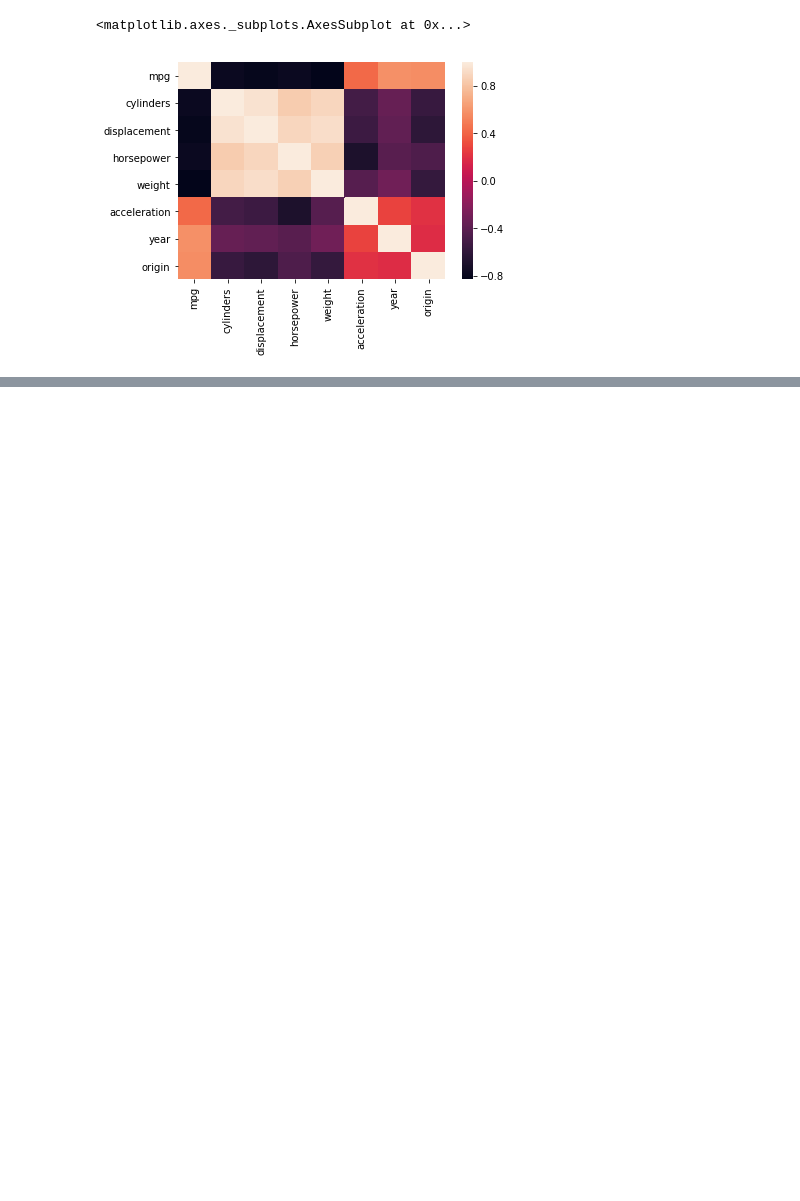
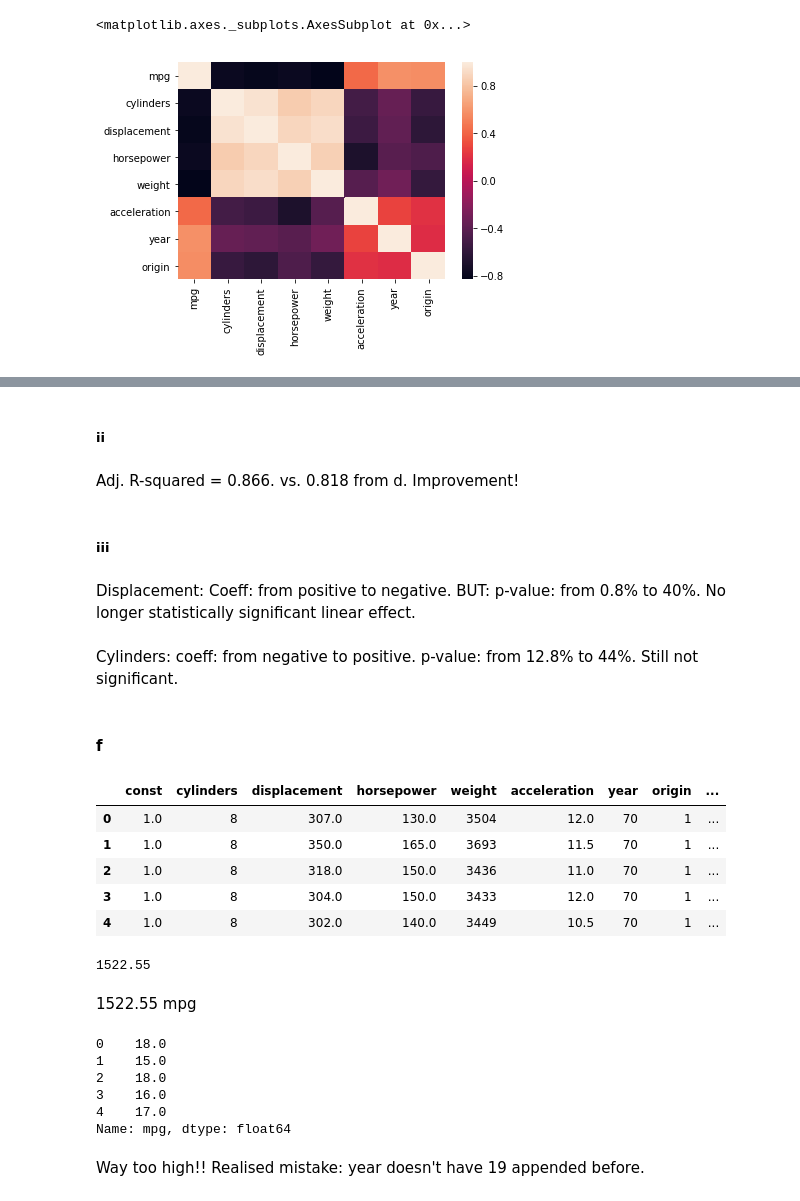
Before and after one commit to UC-MACSS/persp-model_W18, a Jupyter notebook: Students/WarnerL/Warner_PS4.ipynb, the cells around one changed output, grey strips where cells are left out. Cells and saved outputs as stored; diff of their text form; code cells hidden in the pictures; blank space fills up the shorter version.

```diff
--- a/Students/WarnerL/Warner_PS4.ipynb
+++ b/Students/WarnerL/Warner_PS4.ipynb
@@ -107,0 +228,16 @@ sb.heatmap(c)
+# %% [markdown]
+##### ii
+# %% [markdown]
+Adj. R-squared = 0.866. vs. 0.818 from d. Improvement!
+# %% [markdown]
+##### iii
+# %% [markdown]
+Displacement:
+Coeff: from positive to negative.
+BUT: p-value: from 0.8% to 40%. No longer statistically significant linear effect.
+# %% [markdown]
+Cylinders:
+coeff: from negative to positive.
+p-value: from 12.8% to 44%. Still not significant.
+# %% [markdown]
+#### f
@@ -107,0 +246,9 @@ sb.heatmap(c)
+# %%
+X.head()
+# %% [output]
+|  | const | cylinders | displacement | horsepower | weight | acceleration | year | origin | ... |
+| 0 | 1.0 | 8 | 307.0 | 130.0 | 3504 | 12.0 | 70 | 1 | ... |
+| 1 | 1.0 | 8 | 350.0 | 165.0 | 3693 | 11.5 | 70 | 1 | ... |
+| 2 | 1.0 | 8 | 318.0 | 150.0 | 3436 | 11.0 | 70 | 1 | ... |
+| 3 | 1.0 | 8 | 304.0 | 150.0 | 3433 | 12.0 | 70 | 1 | ... |
+| 4 | 1.0 | 8 | 302.0 | 140.0 | 3449 | 10.5 | 70 | 1 | ... |
@@ -107,0 +257,18 @@ sb.heatmap(c)
+# %%
+Y_PRED = res.predict(exog = PRED)
+Y_PRED[0].round(2)
+# %% [output]
+1522.55
+# %% [markdown]
+1522.55 mpg
+# %%
+y.head()
+# %% [output]
+0    18.0
+1    15.0
+2    18.0
+3    16.0
+4    17.0
+Name: mpg, dtype: float64
+# %% [markdown]
+Way too high!! Realised mistake: year doesn't have 19 appended before.
```
Also changed, not shown: parts of 67 cells of this notebook, 1 other file.
